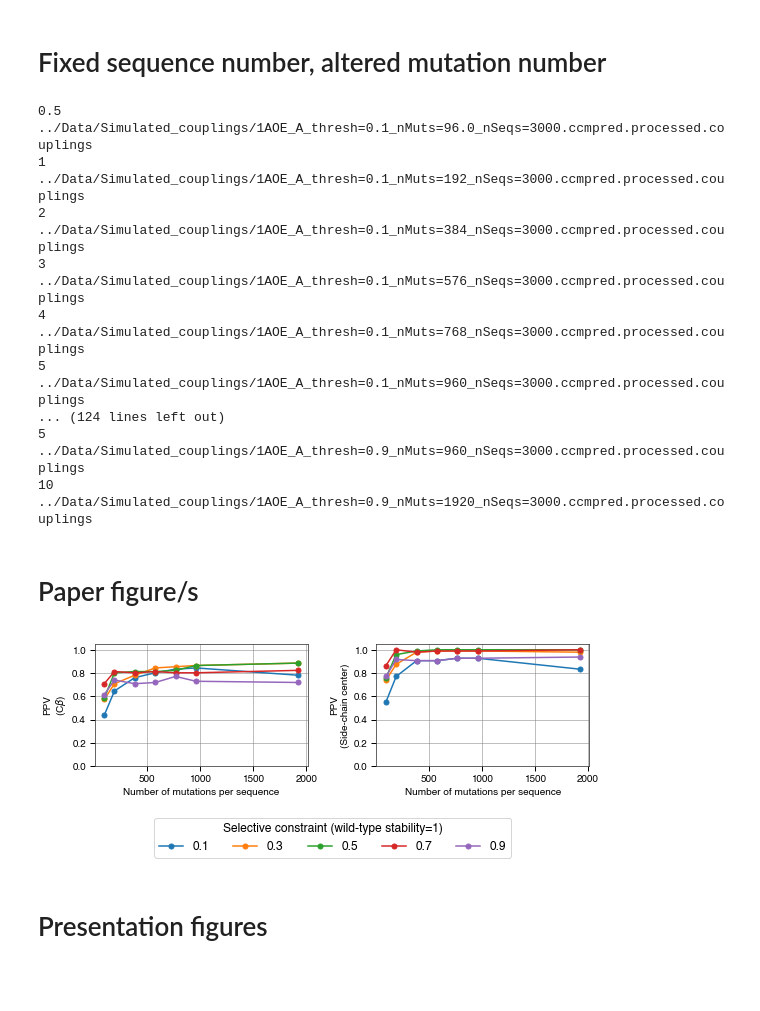
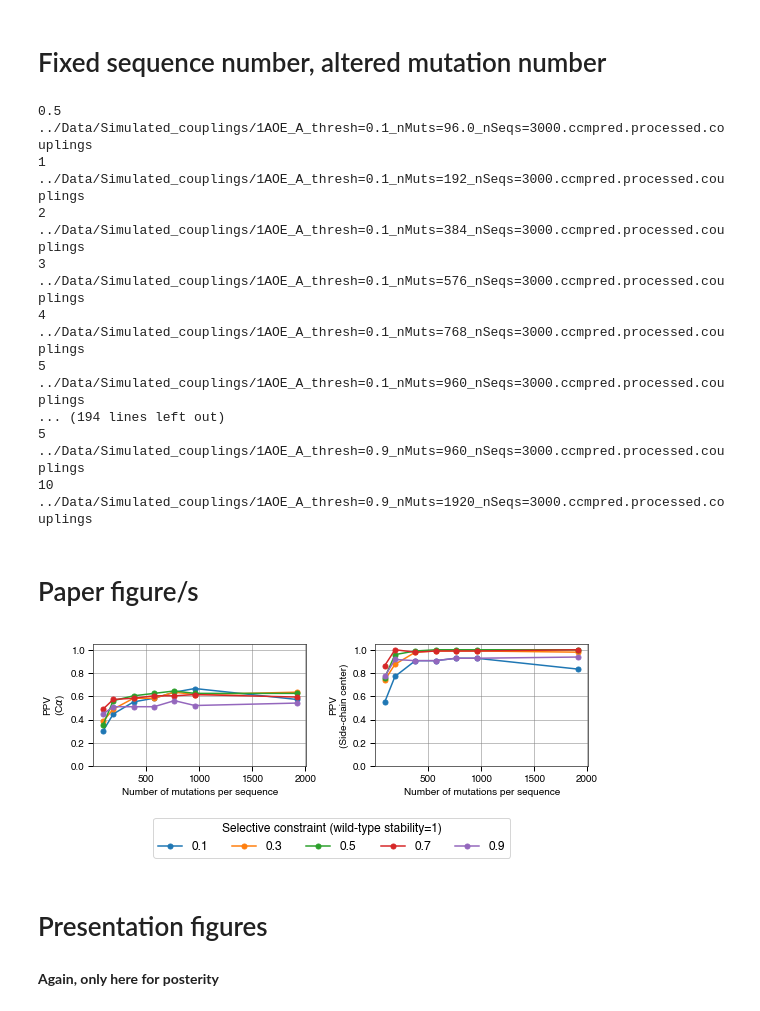
Before and after one commit to adamhockenberry/side-chain-couplings, a Jupyter notebook: Code/couplings_vs_contacts_simulation.ipynb, the cells around one changed output. Saved outputs shown, nothing was run; the diff lists cells and outputs as text; code cells hidden in the pictures; blank space fills up the shorter version.

```diff
--- a/Code/couplings_vs_contacts_simulation.ipynb
+++ b/Code/couplings_vs_contacts_simulation.ipynb
@@ -108,13 +114,15 @@ contact_number_modifier = 0.5
 primary_chain_distance = 12
 number_to_test = round(len(df_contacts.index)* contact_number_modifier)
 length_cutoff_CA = 8
-####It was just easier to paste these numbers that were calculated in 'contact_info_from_structure.ipynb'
+
+####It was just easier to copy/paste these numbers that were calculated in 'analyze_contact_info.ipynb'
 length_cutoff_CB = 7.5009365081787109
 length_cutoff_SCcenter = 7.3295459747314453
+
 thresholds = [str(i) for i in [0.1, 0.3, 0.5, 0.7, 0.9]]
 nMut = len(df_contacts.index)*10
 ppvs_dict = {}
-metrics = ['CB', 'SCcenter']
+metrics = ['CA', 'CB', 'SCcenter']
 for metric in metrics:
     if metric == 'CA':
         length_cutoff = length_cutoff_CA
@@ -130,7 +138,6 @@ for metric in metrics:
     for threshold in thresholds:
         cat_ppvs = []
         for nSeq in list(range(100, 501, 100)) + list(range(1000, 3001, 500)):
-#             file_loc = '../Deprecated/Data/Simulated_couplings/3ip0_ALL_thresh={}_nMuts={}_nSeqs={}.couplings'.format(threshold, nMut, nSeq)
             file_loc = '../Data/Simulated_couplings/1AOE_A_thresh={}_nMuts={}_nSeqs={}.ccmpred.processed.couplings'.format(threshold, nMut, nSeq)
             print(file_loc)
             df_couplings = pd.read_csv(file_loc, sep=',')
@@ -173,5 +180,8 @@ Avg Pre 0.49324268138
 # %% [markdown]
 # Paper figure/s
+# %%
+to_analyze_a = 'CB'
+to_analyze_b = 'SCcenter'
 # %%
 fig, all_ax = plt.subplots(nrows=1, ncols=2, figsize=(8,2.5))
 x_vals = np.concatenate((np.arange(100, 501, 100), np.arange(1000, 3001, 500)))
@@ -295,7 +309,7 @@ assert len(records)==1
 seq = str(records[0].seq)
 
 ppvs_dict = {}
-metrics = ['CB', 'SCcenter']
+metrics = ['CA', 'CB', 'SCcenter']
 for metric in metrics:
     if metric == 'CA':
         length_cutoff = length_cutoff_CA
@@ -336,45 +350,61 @@ for metric in metrics:
 ../Data/Simulated_couplings/1AOE_A_thresh=0.1_nMuts=768_nSeqs=3000.ccmpred.processed.couplings
 5
 ../Data/Simulated_couplings/1AOE_A_thresh=0.1_nMuts=960_nSeqs=3000.ccmpred.processed.couplings
-... (124 lines left out)
+... (194 lines left out)
 5
 ../Data/Simulated_couplings/1AOE_A_thresh=0.9_nMuts=960_nSeqs=3000.ccmpred.processed.couplings
 10
 ../Data/Simulated_couplings/1AOE_A_thresh=0.9_nMuts=1920_nSeqs=3000.ccmpred.processed.couplings
 # %% [markdown]
 # Paper figure/s
+# %%
+to_analyze_a = 'CA'
+to_analyze_b = 'SCcenter'
 # %%
 fig, all_ax = plt.subplots(nrows=1, ncols=2, figsize=(8,2.5))
 x_vals = [i*len(df_contacts.index) for i in [0.5] + list(range(1,6,1)) + [10]]
 labels = thresholds
 
 ax = all_ax[0]
-for i,ppvs in enumerate(ppvs_dict[metrics[0]]):
+for i,ppvs in enumerate(ppvs_dict[to_analyze_a]):
     ax.plot(x_vals, ppvs, marker='o', label=thresholds[i], markersize=5)
 
-# ax.set_ylabel(r'PPV''\n'r'(C$\alpha$)')
-ax.set_ylabel(r'PPV''\n'r'(C$\beta$)')
+if to_analyze_a == 'CA':
+    ax.set_ylabel(r'PPV''\n'r'(C$\alpha$)')
+elif to_analyze_a == 'CB':
+    ax.set_ylabel(r'PPV''\n'r'(C$\beta$)')
+elif to_analyze_a == 'SCcenter':
+    ax.set_ylabel(r'PPV''\n'r'(Side-chain center)')
+
 
 ax.set_xlabel('Number of mutations per sequence')
 ax.set_ylim(0, 1.05);
 
 ax = all_ax[1]
-for i,ppvs in enumerate(ppvs_dict[metrics[1]]):
+for i,ppvs in enumerate(ppvs_dict[to_analyze_b]):
     ax.plot(x_vals, ppvs, marker='o', label=thresholds[i], markersize=5)
 ax.set_ylim(0,1)
-ax.set_ylabel(r'PPV''\n'r'(Side-chain center)')
+if to_analyze_b == 'CA':
+    ax.set_ylabel(r'PPV''\n'r'(C$\alpha$)')
+elif to_analyze_b == 'CB':
+    ax.set_ylabel(r'PPV''\n'r'(C$\beta$)')
+elif to_analyze_b == 'SCcenter':
+    ax.set_ylabel(r'PPV''\n'r'(Side-chain center)')
+
 
 ax.set_xlabel('Number of mutations per sequence')
 ax.set_ylim(0, 1.05);
 legend = ax.legend(ncol=5, bbox_to_anchor=(-1.07, -0.8, 1., .102), loc=3, fontsize=12,\
                    title='Selective constraint (wild-type stability=1)')
 legend.get_title().set_fontsize('12') #legend 'Title' fontsize
 plt.tight_layout()
 
 # plt.savefig('{}/example_all_sims_nmuts.pdf'.format(figs_dir), bbox_inches='tight')
-plt.savefig('{}/example_all_sims_nmuts_CB_SC.pdf'.format(figs_dir), bbox_inches='tight')
+# plt.savefig('{}/example_all_sims_nmuts_CB_SC.pdf'.format(figs_dir), bbox_inches='tight')
 # %% [output]
-[figure, old version]
+[figure, new version]
 # %% [markdown]
 # Presentation figures
+# %% [markdown]
+**Again, only here for posterity**
 # %%
```
Also changed, not shown: parts of 41 cells of this notebook, 8 other files.
